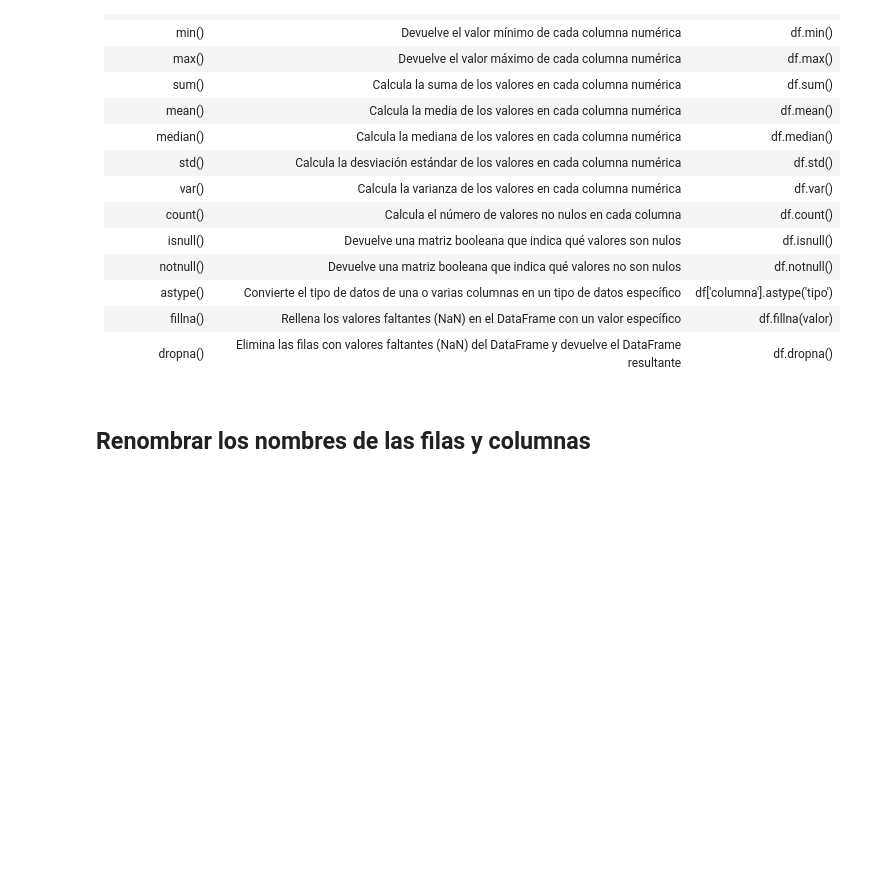
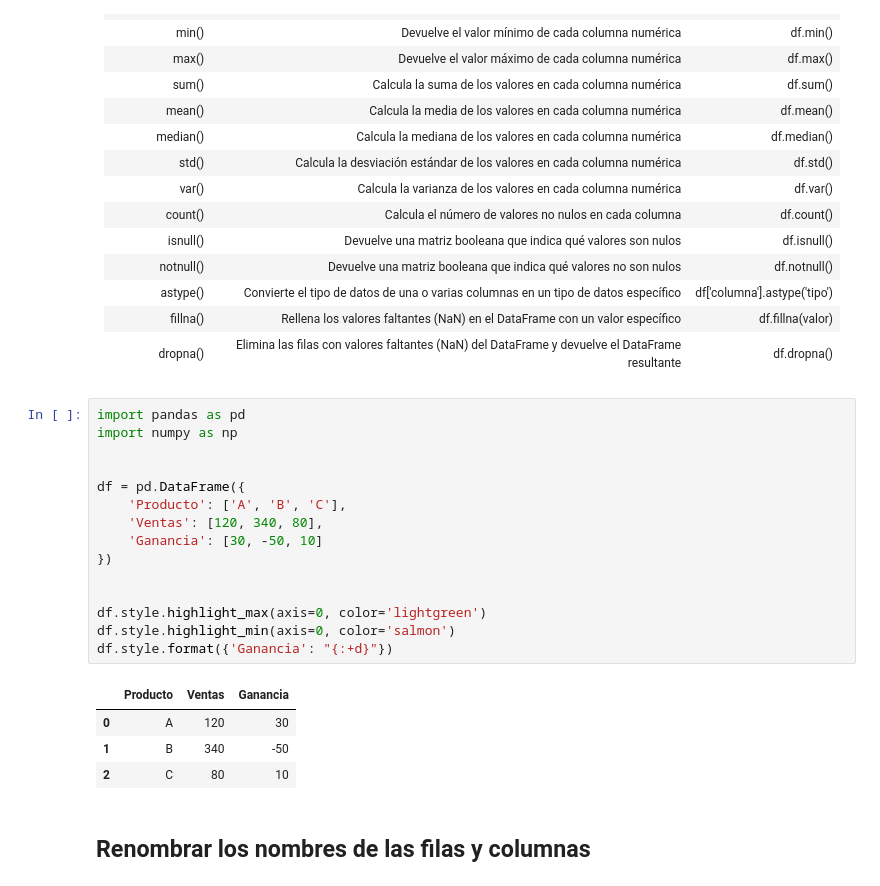
Before and after one commit to pjhh-umar/ProgramacionDOS, a Jupyter notebook: Temas/Tema7_Pandas.ipynb, the cells around one changed output. Cells and saved outputs as stored; diff of their text form; blank space fills up the shorter version.

```diff
--- a/Temas/Tema7_Pandas.ipynb
+++ b/Temas/Tema7_Pandas.ipynb
@@ -842,6 +811,26 @@ df.index
 </table>
 
 </center>
+# %%
+import pandas as pd
+import numpy as np
+
+
+df = pd.DataFrame({
+    'Producto': ['A', 'B', 'C'],
+    'Ventas': [120, 340, 80],
+    'Ganancia': [30, -50, 10]
+})
+
+
+df.style.highlight_max(axis=0, color='lightgreen')
+df.style.highlight_min(axis=0, color='salmon')
+df.style.format({'Ganancia': "{:+d}"})
+# %% [output]
+|  | Producto | Ventas | Ganancia |
+| 0 | A | 120 | 30 |
+| 1 | B | 340 | -50 |
+| 2 | C | 80 | 10 |
 # %% [markdown]
 ## Renombrar los nombres de las filas y columnas
 # %% [markdown]
```
Also changed, not shown: parts of 18 cells of this notebook, 9 other files.
